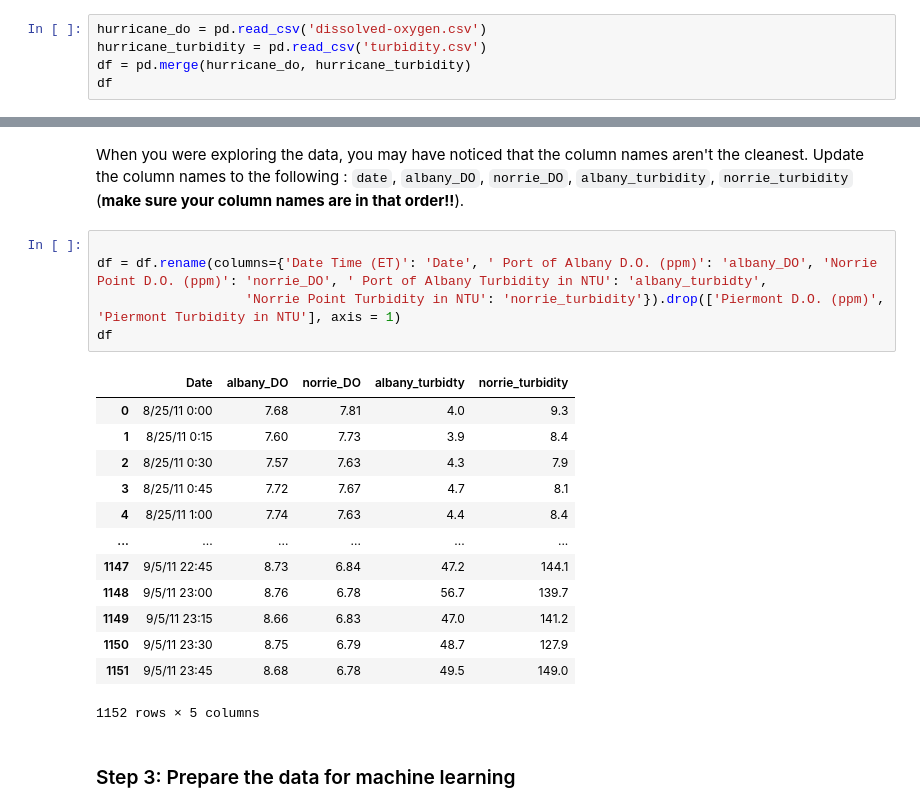
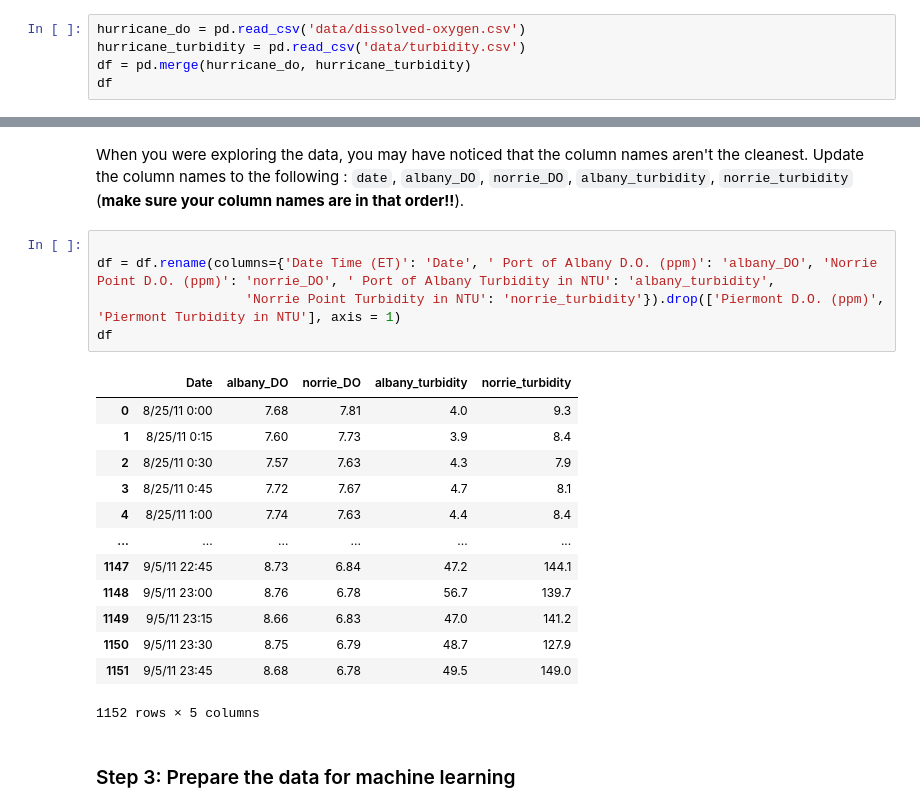
Before and after one commit to tommats00/EDS232-labs, a Jupyter notebook: Week1/Lab1-hurricane.ipynb, the cells around one changed output, grey strips where cells are left out. Cells and saved outputs as stored; diff of their text form.

```diff
--- a/Week1/Lab1-hurricane.ipynb
+++ b/Week1/Lab1-hurricane.ipynb
@@ -58,8 +58,8 @@ In this lab, we are interested in the turbidity and dissolved oxygen variables.
 
 *Notice that the data is not a csv file and is instead a **.xlsx** file! Use the `pandas.read_excel` function to read in your data. You can find more documentation on reading in .xlsx files [here](https://pandas.pydata.org/docs/reference/api/pandas.read_excel.html).*
 # %%
-hurricane_do = pd.read_csv('dissolved-oxygen.csv')
-hurricane_turbidity = pd.read_csv('turbidity.csv')
+hurricane_do = pd.read_csv('data/dissolved-oxygen.csv')
+hurricane_turbidity = pd.read_csv('data/turbidity.csv')
 df = pd.merge(hurricane_do, hurricane_turbidity)
 df
 # %% [output]
@@ -118,11 +118,11 @@ From our `head` method we are able to view our initial combined data set. This i
 When you were exploring the data, you may have noticed that the column names aren't the cleanest. Update the column names to the following : `date`, `albany_DO`, `norrie_DO`, `albany_turbidity`, `norrie_turbidity` (**make sure your column names are in that order!!**).
 # %%
 
-df = df.rename(columns={'Date Time (ET)': 'Date', ' Port of Albany D.O. (ppm)': 'albany_DO', 'Norrie Point D.O. (ppm)': 'norrie_DO', ' Port of Albany Turbidity in NTU': 'albany_turbidty',
+df = df.rename(columns={'Date Time (ET)': 'Date', ' Port of Albany D.O. (ppm)': 'albany_DO', 'Norrie Point D.O. (ppm)': 'norrie_DO', ' Port of Albany Turbidity in NTU': 'albany_turbidity',
                    'Norrie Point Turbidity in NTU': 'norrie_turbidity'}).drop(['Piermont D.O. (ppm)', 'Piermont Turbidity in NTU'], axis = 1)
 df
 # %% [output]
-|  | Date | albany_DO | norrie_DO | albany_turbidty | norrie_turbidity |
+|  | Date | albany_DO | norrie_DO | albany_turbidity | norrie_turbidity |
 | 0 | 8/25/11 0:00 | 7.68 | 7.81 | 4.0 | 9.3 |
 | 1 | 8/25/11 0:15 | 7.60 | 7.73 | 3.9 | 8.4 |
 | 2 | 8/25/11 0:30 | 7.57 | 7.63 | 4.3 | 7.9 |
```
Also changed, not shown: parts of 8 cells of this notebook.
